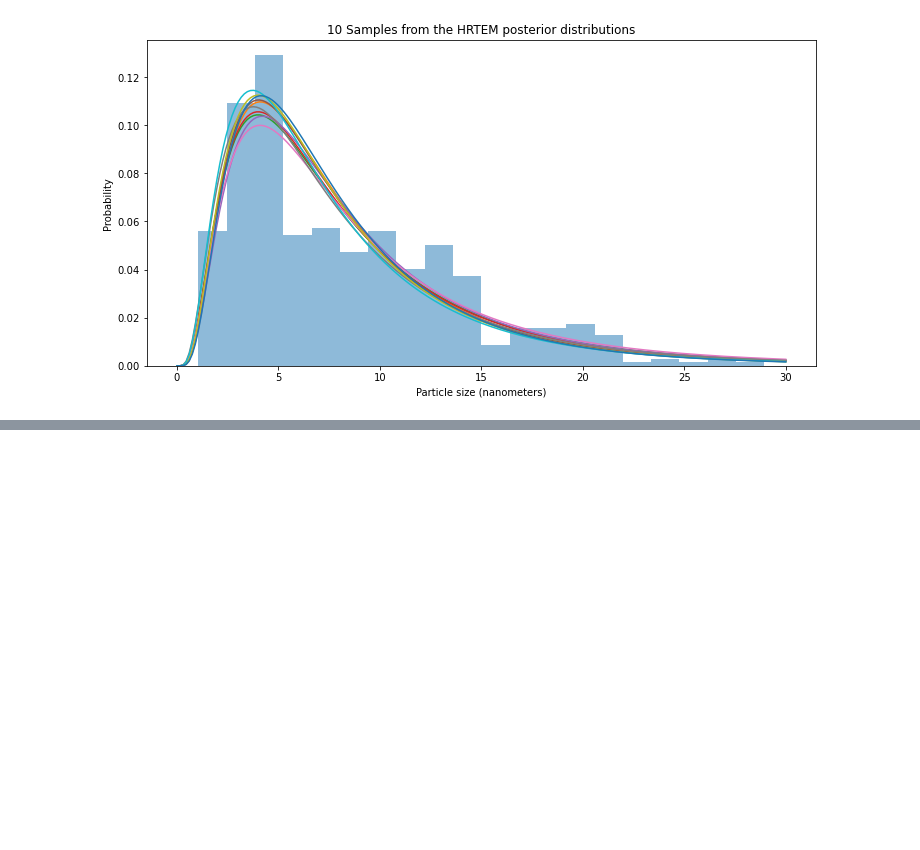
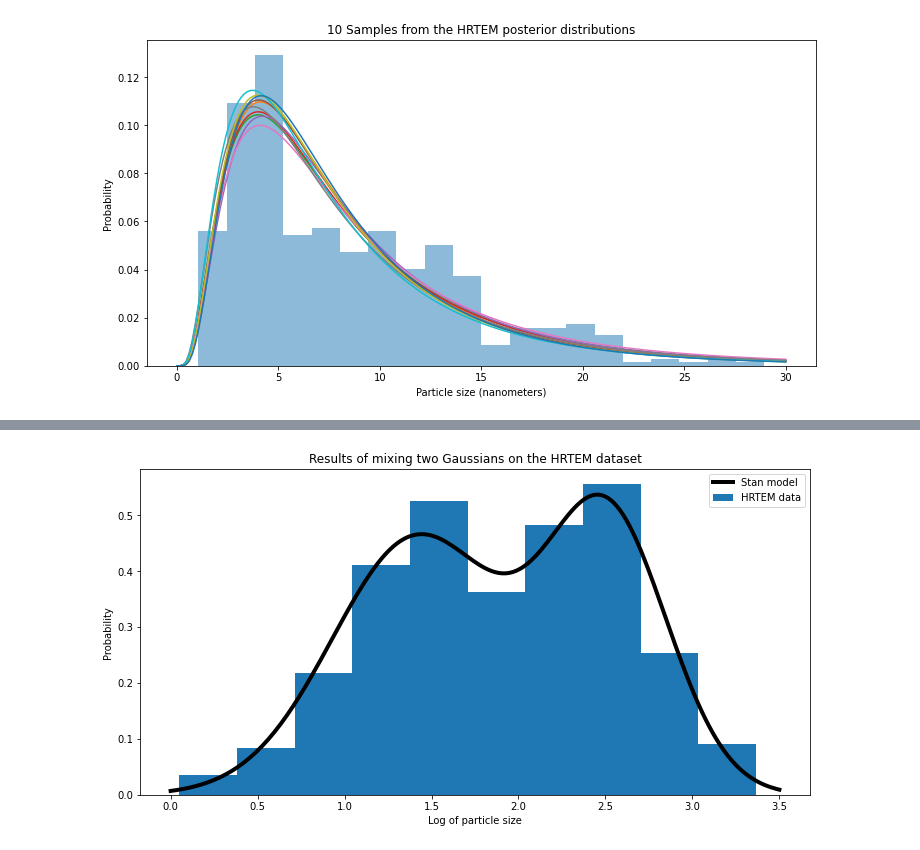
Before and after one commit to Inventrohyder/cs146, a Jupyter notebook: Assignments/assignment-3/notebook.ipynb, the cells around one changed output, grey strips where cells are left out. Saved outputs shown, nothing was run; the diff lists cells and outputs as text; code cells hidden in the pictures; blank space fills up the shorter version.

```diff
--- a/Assignments/assignment-3/notebook.ipynb
+++ b/Assignments/assignment-3/notebook.ipynb
@@ -594,0 +564,2 @@ plt.show()
+# %%
+stan_model_hrtem_w = pystan.StanModel(file='hrtem_2.stan')
@@ -594,0 +568,7 @@ plt.show()
+# %%
+stan_data_hrtem_2 = {
+    'N': len(hrtem_data),
+    'y': np.log(hrtem_data),
+}
+results_hrtem_2 = stan_model_hrtem_w.sampling(data=stan_data_hrtem_2)
+print(results_hrtem_2)
@@ -594,0 +592,26 @@ plt.show()
+# %%
+mu_1 = results_hrtem_2['mu[1]'].mean()
+mu_2 = results_hrtem_2['mu[2]'].mean()
+sigma_1 = results_hrtem_2['sigma[1]'].mean()
+sigma_2 = results_hrtem_2['sigma[2]'].mean()
+theta = results_hrtem_2['theta'].mean()
+
+plot_x = np.linspace(0, 3.5, 200)
+
+plt.figure(figsize=(12,6))
+plt.hist(np.log(hrtem_data), density=True,label='HRTEM data')
+plt.xlabel('Log of particle size')
+plt.ylabel('Probability')
+plt.title('Results of mixing two Gaussians on the HRTEM dataset')
+plt.plot(
+    plot_x,
+    theta*stats.norm.pdf(plot_x,loc=mu_1,scale=sigma_1)+(1-theta)*stats.norm.pdf(plot_x,loc=mu_2,scale=sigma_2),
+    linewidth=4,
+    color='black',
+    label='Stan model'
+)
+plt.legend()
+plt.savefig('hrtem_2.png')
+plt.show()
+# %% [output]
+[figure, added]
```
Also changed, not shown: parts of 14 cells of this notebook, 2 other files.
